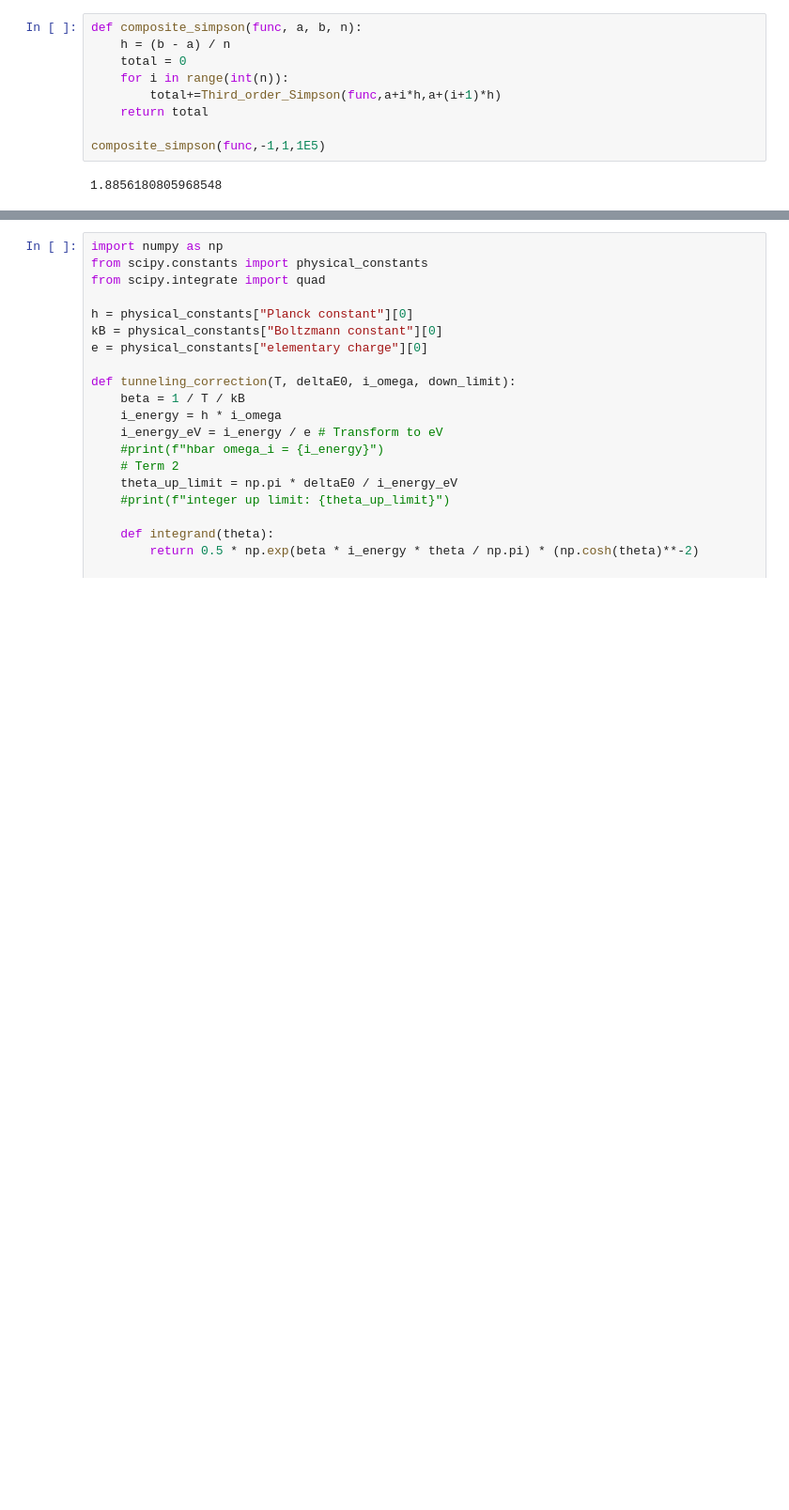
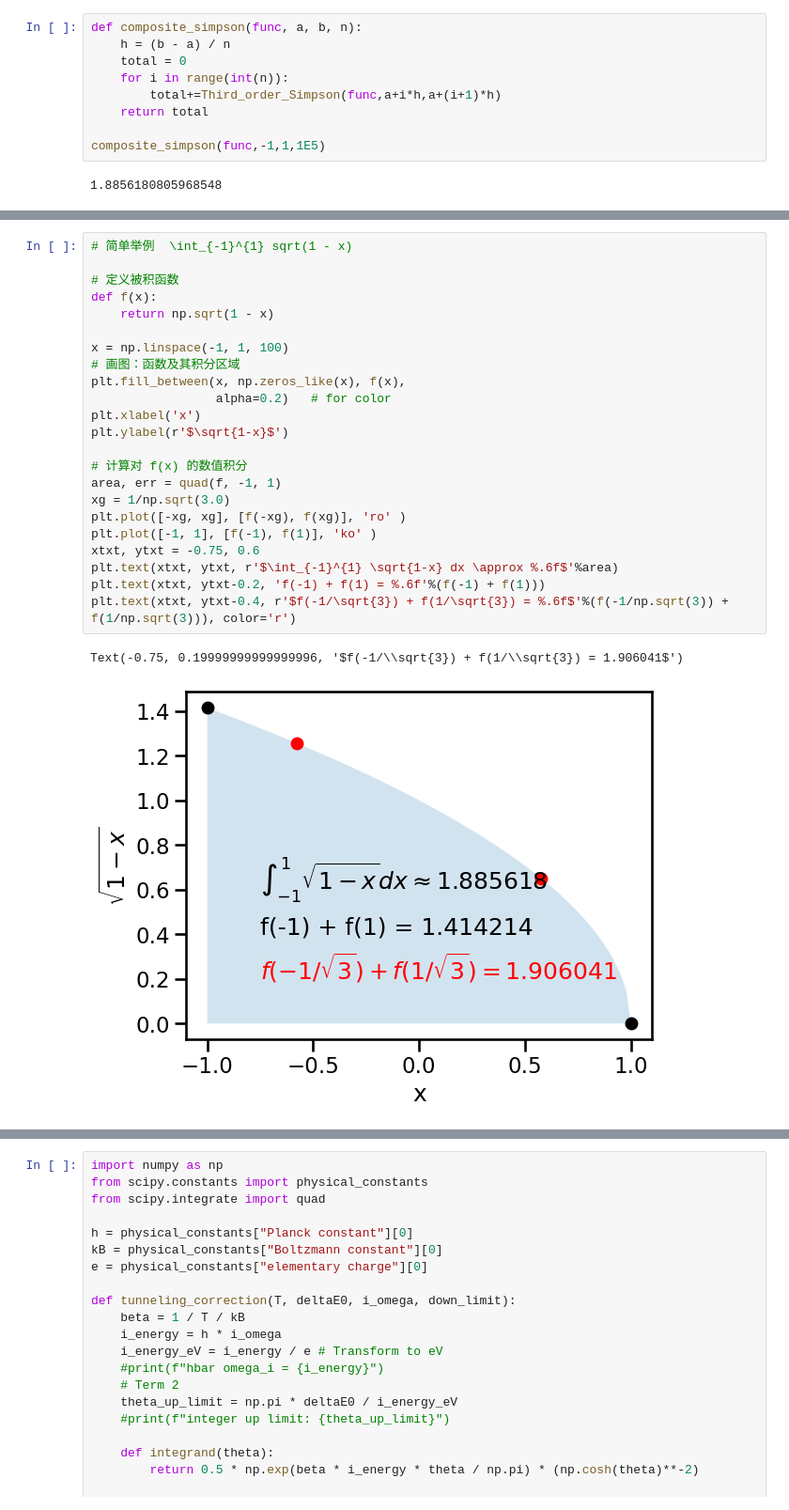
Before and after one commit to luomochen/Code, a Jupyter notebook: jupyter/comp_phys_integral.ipynb, the cells around one changed output, grey strips where cells are left out. Shown: that part at 94% size. Cells and saved outputs as stored; diff of their text form; blank space fills up the shorter version.

```diff
--- a/jupyter/comp_phys_integral.ipynb
+++ b/jupyter/comp_phys_integral.ipynb
@@ -431,0 +447,26 @@ $$\int{f(x)dx}=(\frac14a_3x^4+\frac13a_2x^3+\frac12a_1x^2+a_0x)|_{-1}^1=\frac23a
+# %%
+# 简单举例  \int_{-1}^{1} sqrt(1 - x)
+
+# 定义被积函数
+def f(x):
+    return np.sqrt(1 - x)
+
+x = np.linspace(-1, 1, 100)
+# 画图：函数及其积分区域
+plt.fill_between(x, np.zeros_like(x), f(x),
+                 alpha=0.2)   # for color
+plt.xlabel('x')
+plt.ylabel(r'$\sqrt{1-x}$')
+
+# 计算对 f(x) 的数值积分
+area, err = quad(f, -1, 1)
+xg = 1/np.sqrt(3.0)
+plt.plot([-xg, xg], [f(-xg), f(xg)], 'ro' )
+plt.plot([-1, 1], [f(-1), f(1)], 'ko' )
+xtxt, ytxt = -0.75, 0.6
+plt.text(xtxt, ytxt, r'$\int_{-1}^{1} \sqrt{1-x} dx \approx %.6f$'%area)
+plt.text(xtxt, ytxt-0.2, 'f(-1) + f(1) = %.6f'%(f(-1) + f(1)))
+plt.text(xtxt, ytxt-0.4, r'$f(-1/\sqrt{3}) + f(1/\sqrt{3}) = %.6f$'%(f(-1/np.sqrt(3)) + f(1/np.sqrt(3))), color='r')
+# %% [output]
+Text(-0.75, 0.19999999999999996, '$f(-1/\\sqrt{3}) + f(1/\\sqrt{3}) = 1.906041$')
+[figure, added]
```
Also changed, not shown: parts of 12 cells of this notebook, 5 other files.
